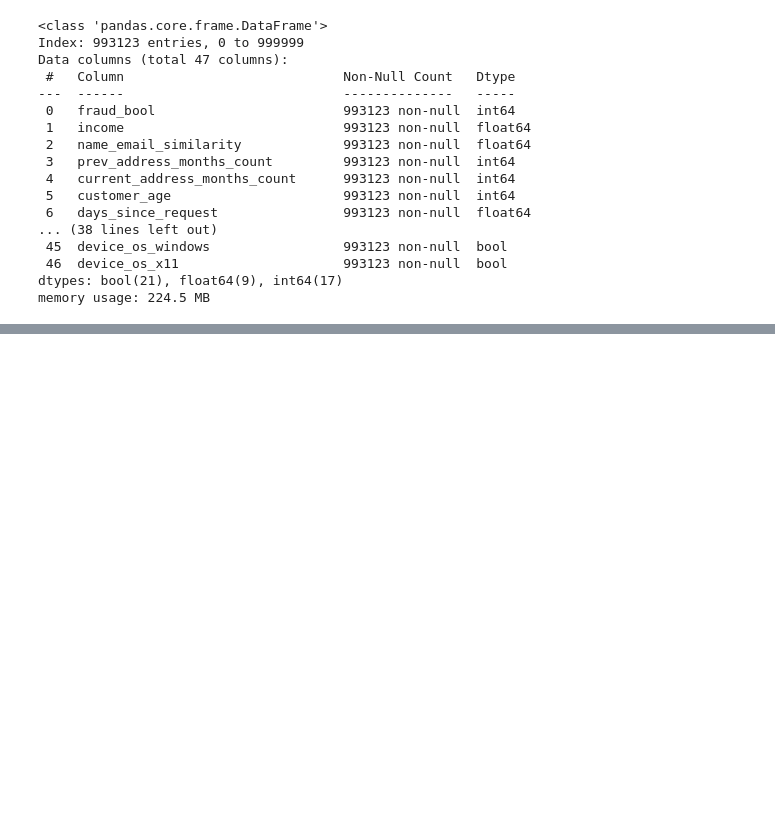
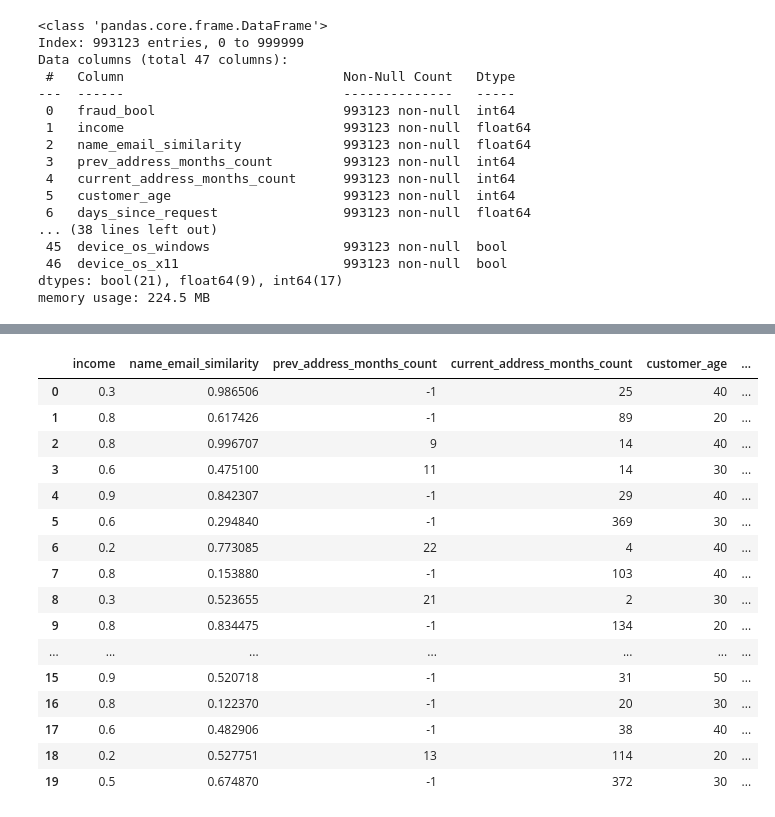
Before and after one commit to pepijn-lens/bankfraud, a Jupyter notebook: data_inspection.ipynb, the cells around one changed output, grey strips where cells are left out. Saved outputs shown, nothing was run; the diff lists cells and outputs as text; code cells hidden in the pictures; blank space fills up the shorter version.

```diff
--- a/data_inspection.ipynb
+++ b/data_inspection.ipynb
@@ -249,18 +249,3 @@ Data columns (total 47 columns):
  46  device_os_x11                     993123 non-null  bool
 dtypes: bool(21), float64(9), int64(17)
 memory usage: 224.5 MB
-# %%
-def split_data(df: pd.DataFrame) -> tuple[pd.DataFrame, pd.DataFrame, pd.DataFrame, pd.Series, pd.Series, pd.Series]:
-    # Split the data based on the month column
-    # The first 6 months are for training
-    X_train = df[df['month'] < 6]
-    # The 7th month is for validation
-    X_val = df[df['month'] == 6]
-    # The 8th month is for testing
-    X_test = df[df['month'] == 7]
-
-    y_train = X_train.pop('fraud_bool')
-    y_val = X_val.pop('fraud_bool')
-    y_test = X_test.pop('fraud_bool')
-
-    return X_train, X_val, X_test, y_train, y_val, y_test
@@ -272,0 +252,5 @@ X_train.shape[0], X_val.shape[0], X_test.shape[0], y_train.shape[0], y_val.shape
+# %%
+from src import split_data, preprocess_data, normalize
+df_preprocessed = preprocess_data(df)
+
+df_preprocessed.head()
@@ -272,0 +265,24 @@ X_train.shape[0], X_val.shape[0], X_test.shape[0], y_train.shape[0], y_val.shape
+# %%
+X_train, X_val, X_test, y_train, y_val, y_test = split_data(df_preprocessed)
+pd.set_option('display.max_columns', None)
+X_train.head(20)
+
+# X_train_norm, X_val_norm, X_test_norm, scaler = normalize(X_train, X_val, X_test)
+# %% [output]
+|  | income | name_email_similarity | prev_address_months_count | current_address_months_count | customer_age | ... |
+| 0 | 0.3 | 0.986506 | -1 | 25 | 40 | ... |
+| 1 | 0.8 | 0.617426 | -1 | 89 | 20 | ... |
+| 2 | 0.8 | 0.996707 | 9 | 14 | 40 | ... |
+| 3 | 0.6 | 0.475100 | 11 | 14 | 30 | ... |
+| 4 | 0.9 | 0.842307 | -1 | 29 | 40 | ... |
+| 5 | 0.6 | 0.294840 | -1 | 369 | 30 | ... |
+| 6 | 0.2 | 0.773085 | 22 | 4 | 40 | ... |
+| 7 | 0.8 | 0.153880 | -1 | 103 | 40 | ... |
+| 8 | 0.3 | 0.523655 | 21 | 2 | 30 | ... |
+| 9 | 0.8 | 0.834475 | -1 | 134 | 20 | ... |
+| ... | ... | ... | ... | ... | ... | ... |
+| 15 | 0.9 | 0.520718 | -1 | 31 | 50 | ... |
+| 16 | 0.8 | 0.122370 | -1 | 20 | 30 | ... |
+| 17 | 0.6 | 0.482906 | -1 | 38 | 40 | ... |
+| 18 | 0.2 | 0.527751 | 13 | 114 | 20 | ... |
+| 19 | 0.5 | 0.674870 | -1 | 372 | 30 | ... |
```
Also changed, not shown: parts of 4 cells of this notebook, 4 other files.
